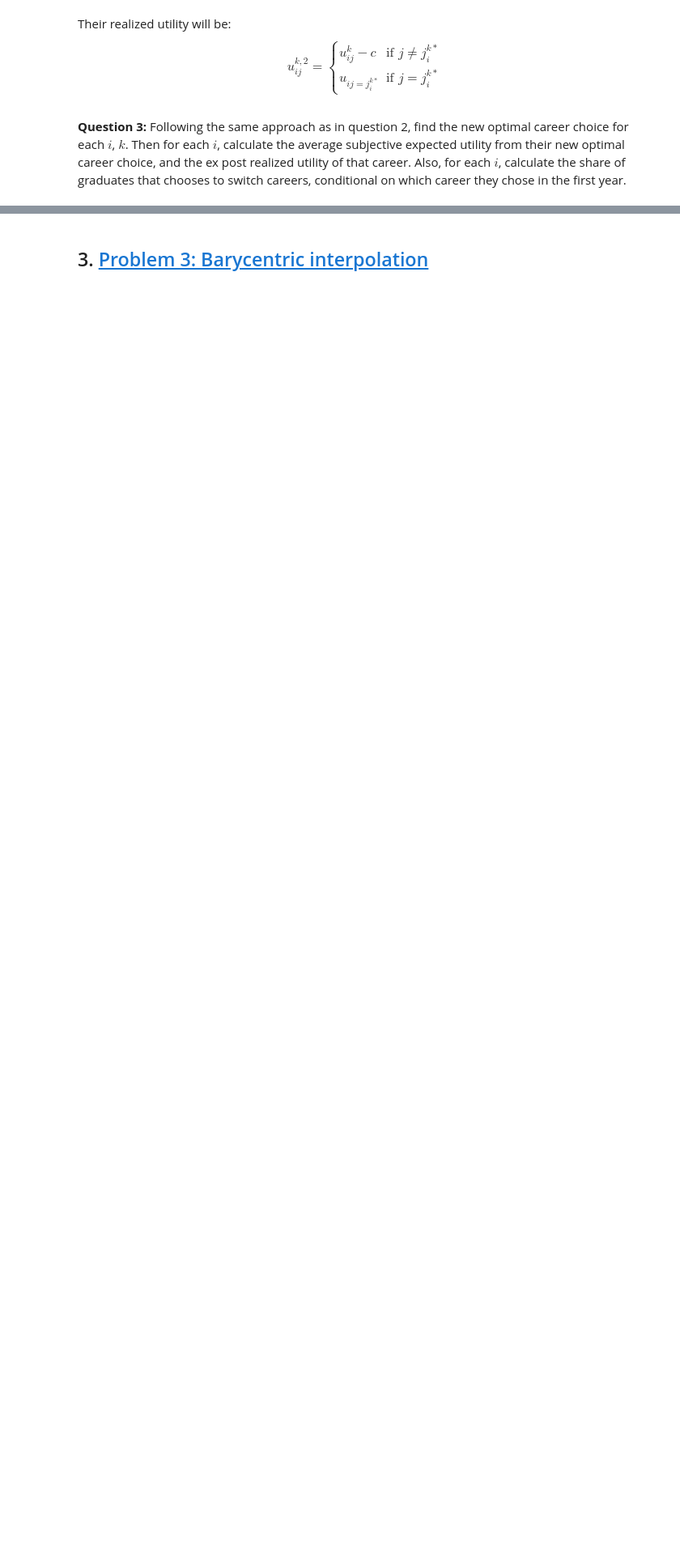
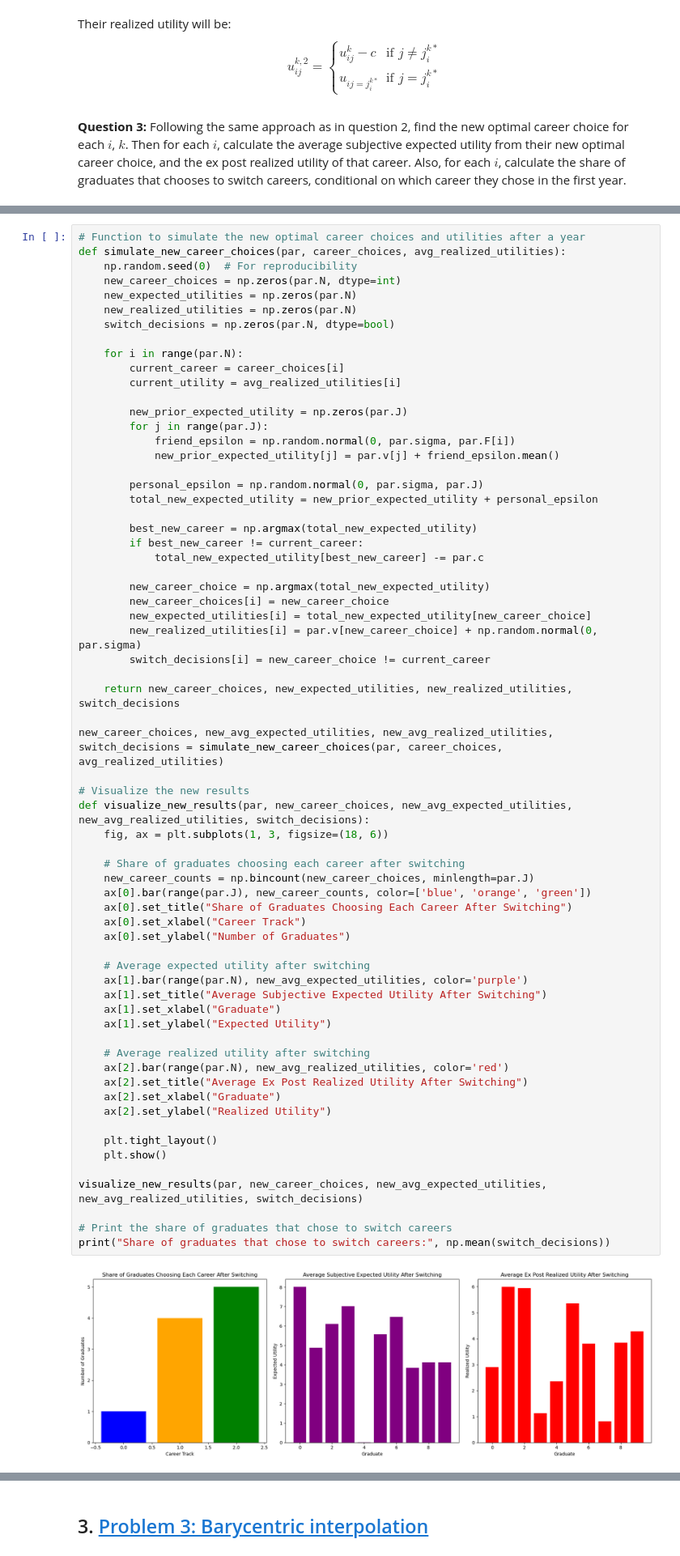
Before and after one commit to NumEconCopenhagen/projects-2024-mikkel-nikolas, a Jupyter notebook: Examproject/exam_2024.ipynb, the cells around one changed output, grey strips where cells are left out. Shown at 81% size. Saved outputs shown, nothing was run; the diff lists cells and outputs as text; blank space fills up the shorter version.

```diff
--- a/Examproject/exam_2024.ipynb
+++ b/Examproject/exam_2024.ipynb
@@ -414,0 +520,67 @@ $$
+# %%
+# Function to simulate the new optimal career choices and utilities after a year
+def simulate_new_career_choices(par, career_choices, avg_realized_utilities):
+    np.random.seed(0)  # For reproducibility
+    new_career_choices = np.zeros(par.N, dtype=int)
+    new_expected_utilities = np.zeros(par.N)
+    new_realized_utilities = np.zeros(par.N)
+    switch_decisions = np.zeros(par.N, dtype=bool)
+
+    for i in range(par.N):
+        current_career = career_choices[i]
+        current_utility = avg_realized_utilities[i]
+
+        new_prior_expected_utility = np.zeros(par.J)
+        for j in range(par.J):
+            friend_epsilon = np.random.normal(0, par.sigma, par.F[i])
+            new_prior_expected_utility[j] = par.v[j] + friend_epsilon.mean()
+
+        personal_epsilon = np.random.normal(0, par.sigma, par.J)
+        total_new_expected_utility = new_prior_expected_utility + personal_epsilon
+
+        best_new_career = np.argmax(total_new_expected_utility)
+        if best_new_career != current_career:
+            total_new_expected_utility[best_new_career] -= par.c
+
+        new_career_choice = np.argmax(total_new_expected_utility)
+        new_career_choices[i] = new_career_choice
+        new_expected_utilities[i] = total_new_expected_utility[new_career_choice]
+        new_realized_utilities[i] = par.v[new_career_choice] + np.random.normal(0, par.sigma)
+        switch_decisions[i] = new_career_choice != current_career
+
+    return new_career_choices, new_expected_utilities, new_realized_utilities, switch_decisions
+
+new_career_choices, new_avg_expected_utilities, new_avg_realized_utilities, switch_decisions = simulate_new_career_choices(par, career_choices, avg_realized_utilities)
+
+# Visualize the new results
+def visualize_new_results(par, new_career_choices, new_avg_expected_utilities, new_avg_realized_utilities, switch_decisions):
+    fig, ax = plt.subplots(1, 3, figsize=(18, 6))
+
+    # Share of graduates choosing each career after switching
+    new_career_counts = np.bincount(new_career_choices, minlength=par.J)
+    ax[0].bar(range(par.J), new_career_counts, color=['blue', 'orange', 'green'])
+    ax[0].set_title("Share of Graduates Choosing Each Career After Switching")
+    ax[0].set_xlabel("Career Track")
+    ax[0].set_ylabel("Number of Graduates")
+
+    # Average expected utility after switching
+    ax[1].bar(range(par.N), new_avg_expected_utilities, color='purple')
+    ax[1].set_title("Average Subjective Expected Utility After Switching")
+    ax[1].set_xlabel("Graduate")
+    ax[1].set_ylabel("Expected Utility")
+
+    # Average realized utility after switching
+    ax[2].bar(range(par.N), new_avg_realized_utilities, color='red')
+    ax[2].set_title("Average Ex Post Realized Utility After Switching")
+    ax[2].set_xlabel("Graduate")
+    ax[2].set_ylabel("Realized Utility")
+
+    plt.tight_layout()
+    plt.show()
+
+visualize_new_results(par, new_career_choices, new_avg_expected_utilities, new_avg_realized_utilities, switch_decisions)
+
+# Print the share of graduates that chose to switch careers
+print("Share of graduates that chose to switch careers:", np.mean(switch_decisions))
+# %% [output]
+[figure, added]
```
Also changed, not shown: parts of 6 cells of this notebook.
